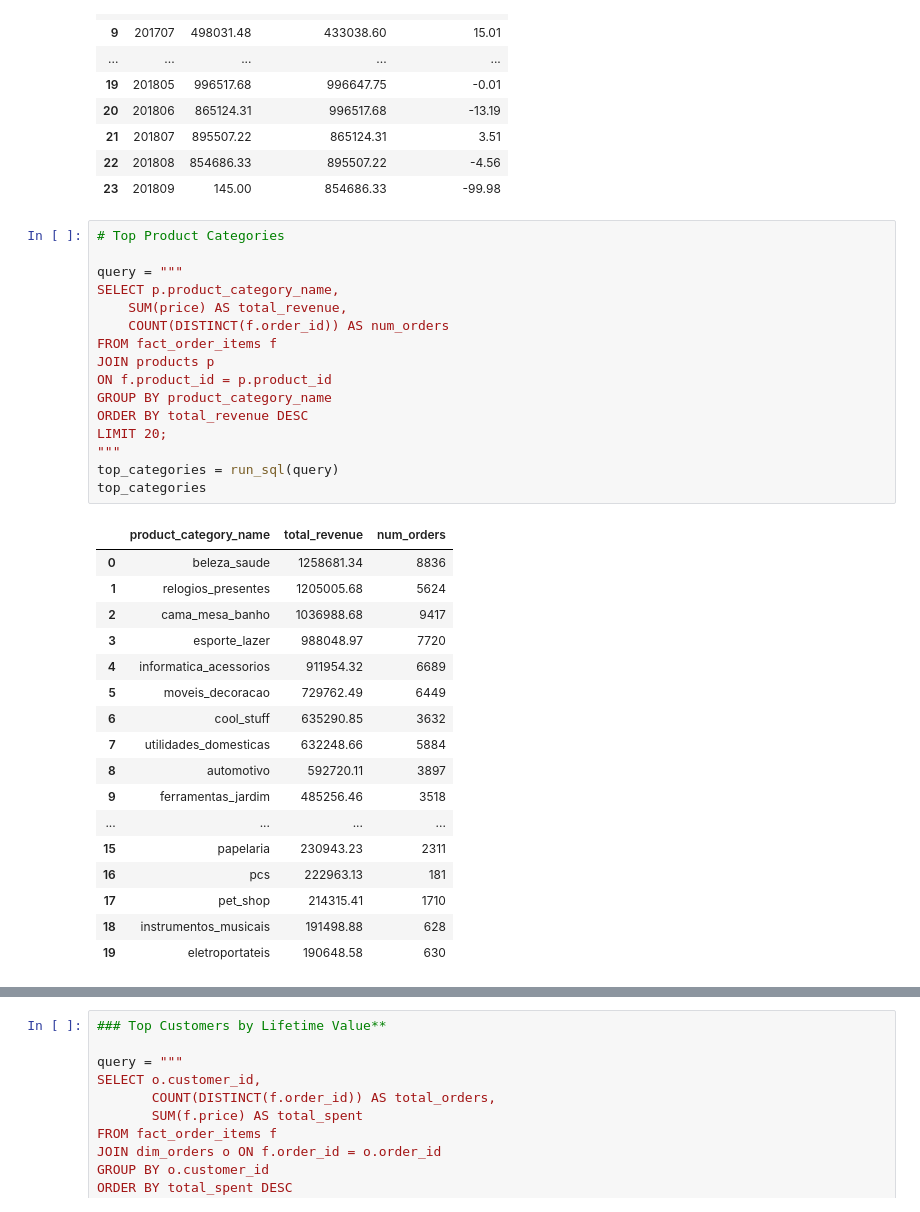
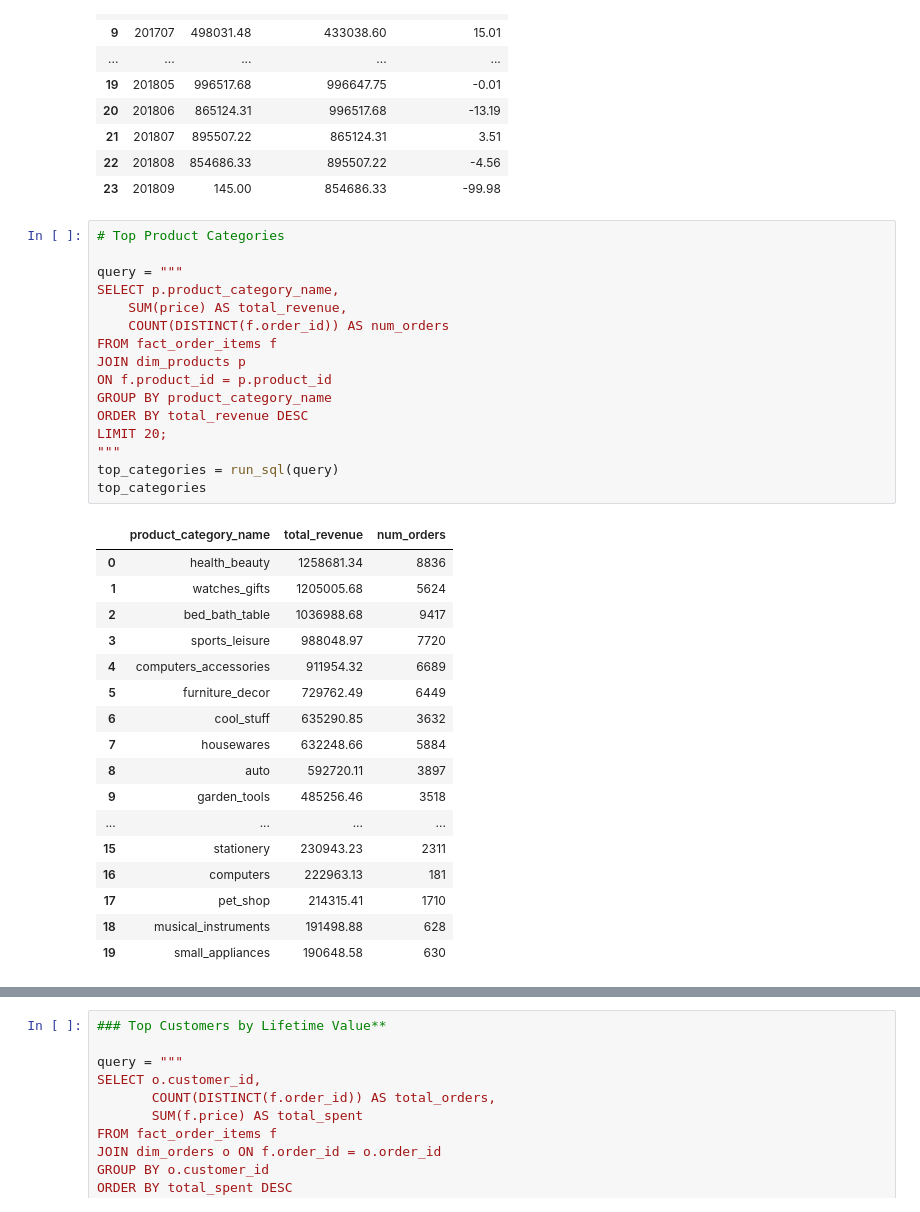
Before and after one commit to Jbhnd/Ecommerce-Analytics-Data-Warehouse-Analysis-Dashboard, a Jupyter notebook: notebooks/Ecommerce_Analytics_Pipeline.ipynb, the cells around one changed output, grey strips where cells are left out. Saved outputs shown, nothing was run; the diff lists cells and outputs as text.

```diff
--- a/notebooks/Ecommerce_Analytics_Pipeline.ipynb
+++ b/notebooks/Ecommerce_Analytics_Pipeline.ipynb
@@ -403,37 +406,37 @@ mom_growth
 # %%
 # Top Product Categories
 
 query = """
 SELECT p.product_category_name,
     SUM(price) AS total_revenue,
     COUNT(DISTINCT(f.order_id)) AS num_orders
 FROM fact_order_items f
-JOIN products p
+JOIN dim_products p
 ON f.product_id = p.product_id
 GROUP BY product_category_name
 ORDER BY total_revenue DESC
 LIMIT 20;
 """
 top_categories = run_sql(query)
 top_categories
 # %% [output]
 |  | product_category_name | total_revenue | num_orders |
-| 0 | beleza_saude | 1258681.34 | 8836 |
-| 1 | relogios_presentes | 1205005.68 | 5624 |
-| 2 | cama_mesa_banho | 1036988.68 | 9417 |
-| 3 | esporte_lazer | 988048.97 | 7720 |
-| 4 | informatica_acessorios | 911954.32 | 6689 |
-| 5 | moveis_decoracao | 729762.49 | 6449 |
+| 0 | health_beauty | 1258681.34 | 8836 |
+| 1 | watches_gifts | 1205005.68 | 5624 |
+| 2 | bed_bath_table | 1036988.68 | 9417 |
+| 3 | sports_leisure | 988048.97 | 7720 |
+| 4 | computers_accessories | 911954.32 | 6689 |
+| 5 | furniture_decor | 729762.49 | 6449 |
 | 6 | cool_stuff | 635290.85 | 3632 |
-| 7 | utilidades_domesticas | 632248.66 | 5884 |
-| 8 | automotivo | 592720.11 | 3897 |
-| 9 | ferramentas_jardim | 485256.46 | 3518 |
+| 7 | housewares | 632248.66 | 5884 |
+| 8 | auto | 592720.11 | 3897 |
+| 9 | garden_tools | 485256.46 | 3518 |
 | ... | ... | ... | ... |
-| 15 | papelaria | 230943.23 | 2311 |
-| 16 | pcs | 222963.13 | 181 |
+| 15 | stationery | 230943.23 | 2311 |
+| 16 | computers | 222963.13 | 181 |
 | 17 | pet_shop | 214315.41 | 1710 |
-| 18 | instrumentos_musicais | 191498.88 | 628 |
-| 19 | eletroportateis | 190648.58 | 630 |
+| 18 | musical_instruments | 191498.88 | 628 |
+| 19 | small_appliances | 190648.58 | 630 |
 # %%
 ### Average Revenue per Order by Product Category
 
```
Also changed, not shown: parts of 13 cells of this notebook.
